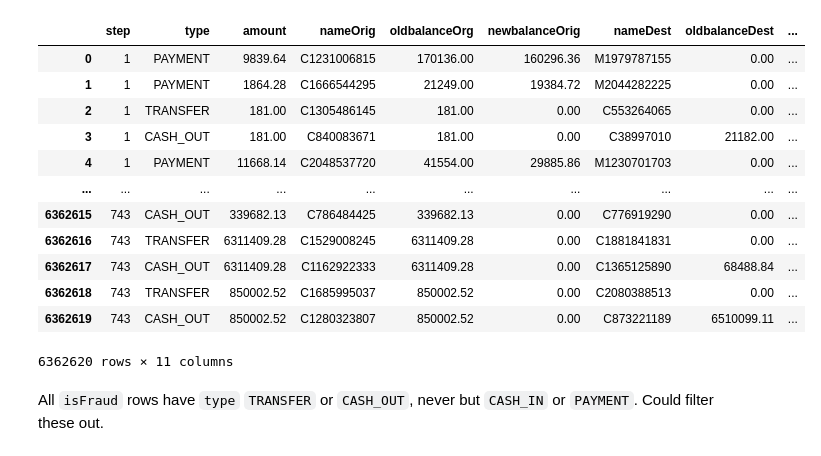
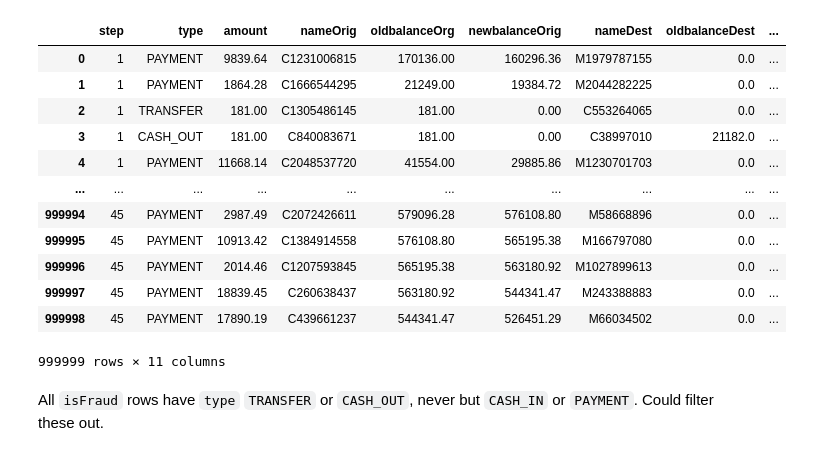
Before and after one commit to JoshuaFox/fraud-detect-blackbelt, a Jupyter notebook: frauddetection.ipynb, the cells around one changed output. Saved outputs shown, nothing was run; the diff lists cells and outputs as text; code cells hidden in the pictures.

```diff
--- a/frauddetection.ipynb
+++ b/frauddetection.ipynb
@@ -27,7 +42,7 @@ Wall time: 4.71 s
 %%time
 import random
 import pandas as pd
-raw_data_filename = 'fraud-detection.csv'
+raw_data_filename = 'short-fraud-detection.csv'
 
 s3 = boto3.resource('s3', region_name=region)
 #s3.Bucket(bucket).download_file(raw_data_filename, raw_data_filename)
@@ -47,16 +62,16 @@ Wall time: 18 s
 |  | step | type | amount | nameOrig | oldbalanceOrg | newbalanceOrig | nameDest | oldbalanceDest | ... |
-| 0 | 1 | PAYMENT | 9839.64 | C1231006815 | 170136.00 | 160296.36 | M1979787155 | 0.00 | ... |
-| 1 | 1 | PAYMENT | 1864.28 | C1666544295 | 21249.00 | 19384.72 | M2044282225 | 0.00 | ... |
-| 2 | 1 | TRANSFER | 181.00 | C1305486145 | 181.00 | 0.00 | C553264065 | 0.00 | ... |
-| 3 | 1 | CASH_OUT | 181.00 | C840083671 | 181.00 | 0.00 | C38997010 | 21182.00 | ... |
-| 4 | 1 | PAYMENT | 11668.14 | C2048537720 | 41554.00 | 29885.86 | M1230701703 | 0.00 | ... |
+| 0 | 1 | PAYMENT | 9839.64 | C1231006815 | 170136.00 | 160296.36 | M1979787155 | 0.0 | ... |
+| 1 | 1 | PAYMENT | 1864.28 | C1666544295 | 21249.00 | 19384.72 | M2044282225 | 0.0 | ... |
+| 2 | 1 | TRANSFER | 181.00 | C1305486145 | 181.00 | 0.00 | C553264065 | 0.0 | ... |
+| 3 | 1 | CASH_OUT | 181.00 | C840083671 | 181.00 | 0.00 | C38997010 | 21182.0 | ... |
+| 4 | 1 | PAYMENT | 11668.14 | C2048537720 | 41554.00 | 29885.86 | M1230701703 | 0.0 | ... |
 | ... | ... | ... | ... | ... | ... | ... | ... | ... | ... |
-| 6362615 | 743 | CASH_OUT | 339682.13 | C786484425 | 339682.13 | 0.00 | C776919290 | 0.00 | ... |
-| 6362616 | 743 | TRANSFER | 6311409.28 | C1529008245 | 6311409.28 | 0.00 | C1881841831 | 0.00 | ... |
-| 6362617 | 743 | CASH_OUT | 6311409.28 | C1162922333 | 6311409.28 | 0.00 | C1365125890 | 68488.84 | ... |
-| 6362618 | 743 | TRANSFER | 850002.52 | C1685995037 | 850002.52 | 0.00 | C2080388513 | 0.00 | ... |
-| 6362619 | 743 | CASH_OUT | 850002.52 | C1280323807 | 850002.52 | 0.00 | C873221189 | 6510099.11 | ... |
+| 999994 | 45 | PAYMENT | 2987.49 | C2072426611 | 579096.28 | 576108.80 | M58668896 | 0.0 | ... |
+| 999995 | 45 | PAYMENT | 10913.42 | C1384914558 | 576108.80 | 565195.38 | M166797080 | 0.0 | ... |
+| 999996 | 45 | PAYMENT | 2014.46 | C1207593845 | 565195.38 | 563180.92 | M1027899613 | 0.0 | ... |
+| 999997 | 45 | PAYMENT | 18839.45 | C260638437 | 563180.92 | 544341.47 | M243388883 | 0.0 | ... |
+| 999998 | 45 | PAYMENT | 17890.19 | C439661237 | 544341.47 | 526451.29 | M66034502 | 0.0 | ... |
-6362620 rows × 11 columns
+999999 rows × 11 columns
 # %% [markdown]
 All `isFraud` rows have `type` `TRANSFER` or `CASH_OUT`, never but `CASH_IN` or `PAYMENT`. Could filter these out.
 # %% [markdown]
```
Also changed, not shown: parts of 18 cells of this notebook.
